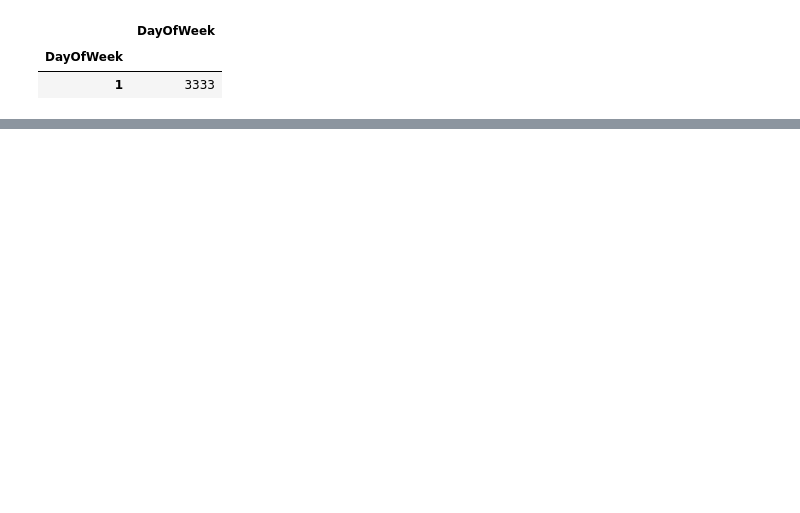
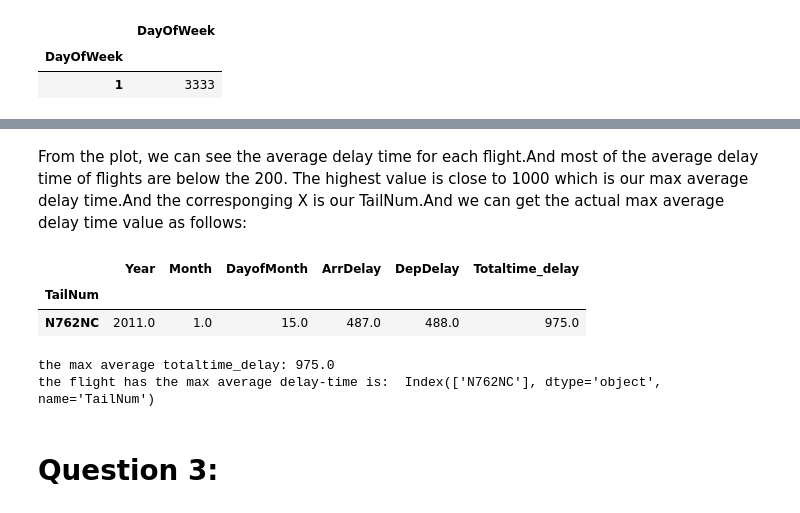
Before and after one commit to mandy941/week5, a Jupyter notebook: M_Yang_W5_assn.ipynb, the cells around one changed output, grey strips where cells are left out. Drawn from its saved outputs; the diff is of its cells as text; code cells hidden in the pictures; blank space fills up the shorter version.

```diff
--- a/M_Yang_W5_assn.ipynb
+++ b/M_Yang_W5_assn.ipynb
@@ -67,0 +148,23 @@ weekday_January_flights[weekday_January_flights['DayOfWeek'].isin([3333])]
+# %% [markdown]
+From the plot, we can see the average delay time for each flight.And most of the average delay time of flights are below the 200. The highest value is close to 1000 which is our max average delay time.And the corresponging X is our TailNum.And we can get the actual max average delay time value as follows:
+# %%
+#retrieve a datafram called mean_TailNum_max to show the max average Totaltime_delay
+
+mean_TailNum_max = mean_dhflights[mean_dhflights['Totaltime_delay'] == max(mean_dhflights['Totaltime_delay'])]
+mean_TailNum_max
+# %% [output]
+|  | Year | Month | DayofMonth | ArrDelay | DepDelay | Totaltime_delay |
+| TailNum |  |  |  |  |  |  |
+| N762NC | 2011.0 | 1.0 | 15.0 | 487.0 | 488.0 | 975.0 |
+# %%
+#So from we can get the result of the the max average totaltime_delay and it's flight name
+#Get the flight name of the max average Totaltime_delay
+
+print('the max average totaltime_delay:',max(mean_dhflights['Totaltime_delay']))
+
+print('the flight has the max average delay-time is: ',mean_TailNum_max.index)
+# %% [output]
+the max average totaltime_delay: 975.0
+the flight has the max average delay-time is:  Index(['N762NC'], dtype='object', name='TailNum')
+# %% [markdown]
+# Question 3:
```
Also changed, not shown: parts of 12 cells of this notebook.
